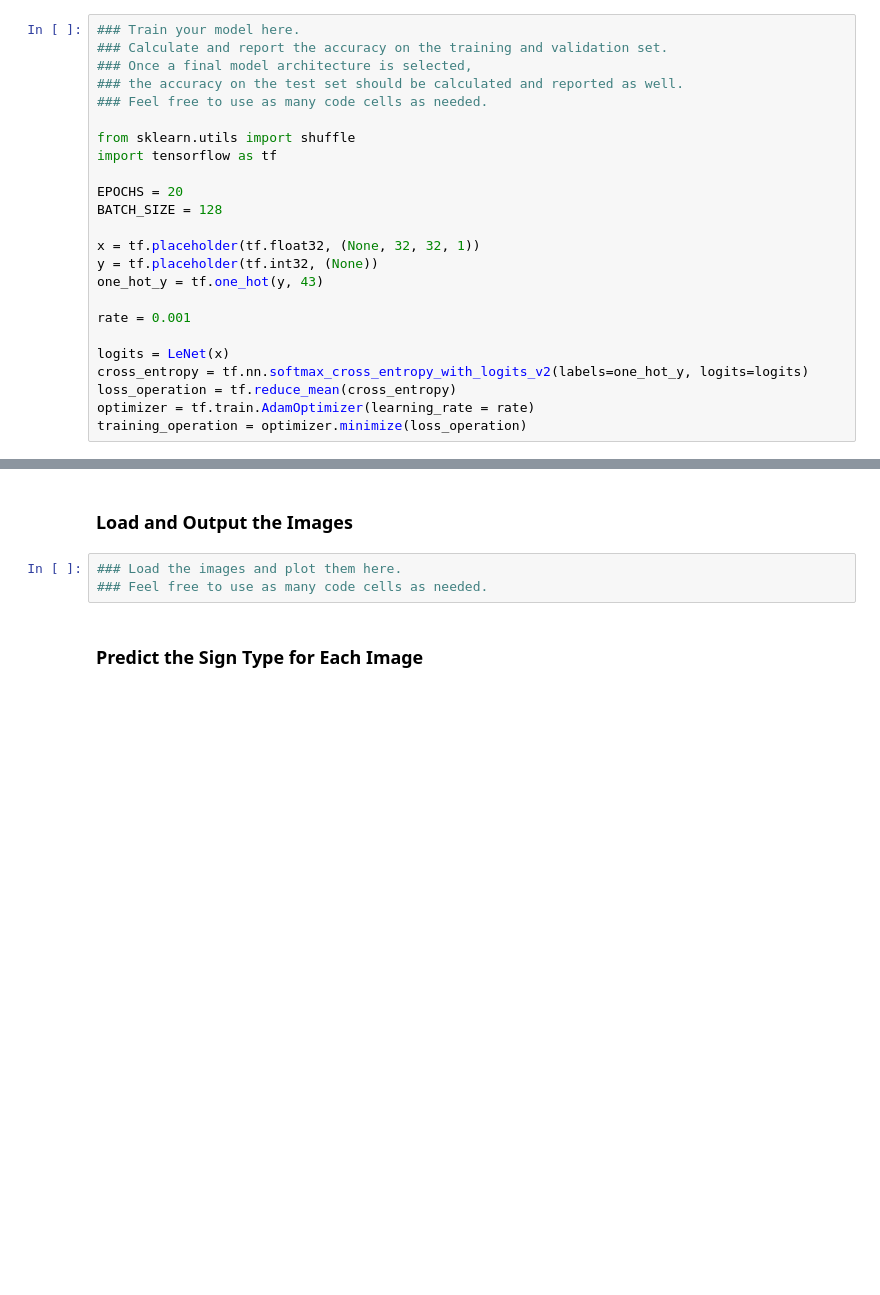
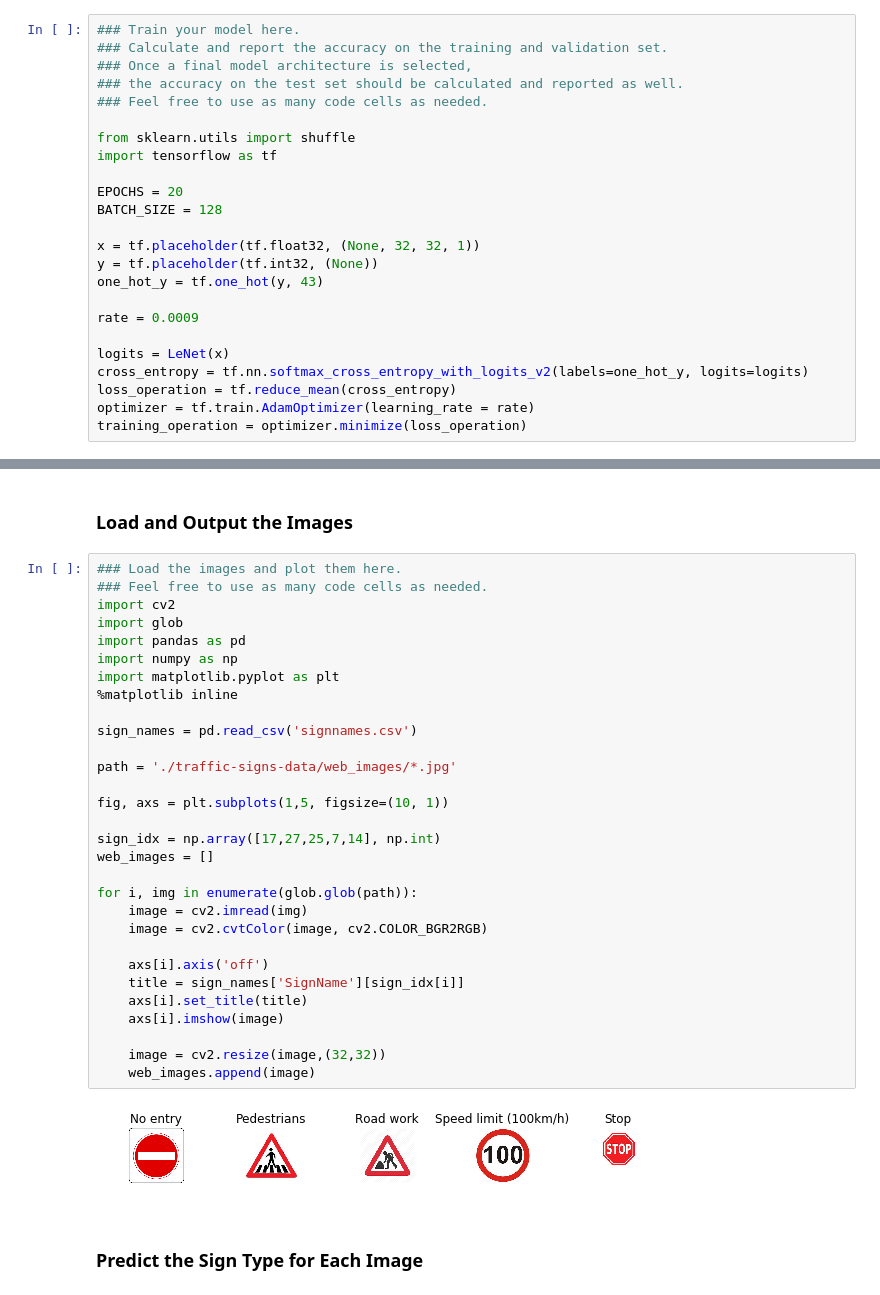
Before and after one commit to jay-thakur/Traffic-Sign-Classifier, a Jupyter notebook: Traffic_Sign_Classifier.ipynb, the cells around one changed output, grey strips where cells are left out. Cells and saved outputs as stored; diff of their text form; blank space fills up the shorter version.

Commit message:
Step 3 - load data & display

```diff
--- a/Traffic_Sign_Classifier.ipynb
+++ b/Traffic_Sign_Classifier.ipynb
@@ -238,7 +238,7 @@ x = tf.placeholder(tf.float32, (None, 32, 32, 1))
 y = tf.placeholder(tf.int32, (None))
 one_hot_y = tf.one_hot(y, 43)
 
-rate = 0.001
+rate = 0.0009
 
 logits = LeNet(x)
 cross_entropy = tf.nn.softmax_cross_entropy_with_logits_v2(labels=one_hot_y, logits=logits)
@@ -338,9 +338,38 @@ To give yourself more insight into how your model is working, download at least
 You may find `signnames.csv` useful as it contains mappings from the class id (integer) to the actual sign name.
 # %% [markdown]
 ### Load and Output the Images
-# %%
-### Load the images and plot them here.
-### Feel free to use as many code cells as needed.
+# %%
+### Load the images and plot them here.
+### Feel free to use as many code cells as needed.
+import cv2
+import glob
+import pandas as pd
+import numpy as np
+import matplotlib.pyplot as plt
+%matplotlib inline
+
+sign_names = pd.read_csv('signnames.csv')
+
+path = './traffic-signs-data/web_images/*.jpg'
+
+fig, axs = plt.subplots(1,5, figsize=(10, 1))
+
+sign_idx = np.array([17,27,25,7,14], np.int)
+web_images = []
+
+for i, img in enumerate(glob.glob(path)):
+    image = cv2.imread(img)
+    image = cv2.cvtColor(image, cv2.COLOR_BGR2RGB)
+
+    axs[i].axis('off')
+    title = sign_names['SignName'][sign_idx[i]]
+    axs[i].set_title(title)
+    axs[i].imshow(image)
+
+    image = cv2.resize(image,(32,32))
+    web_images.append(image)
+# %% [output]
+[figure, added]
 # %% [markdown]
 ### Predict the Sign Type for Each Image
 # %%
```
Also changed, not shown: parts of 2 cells of this notebook, 8 other files.
